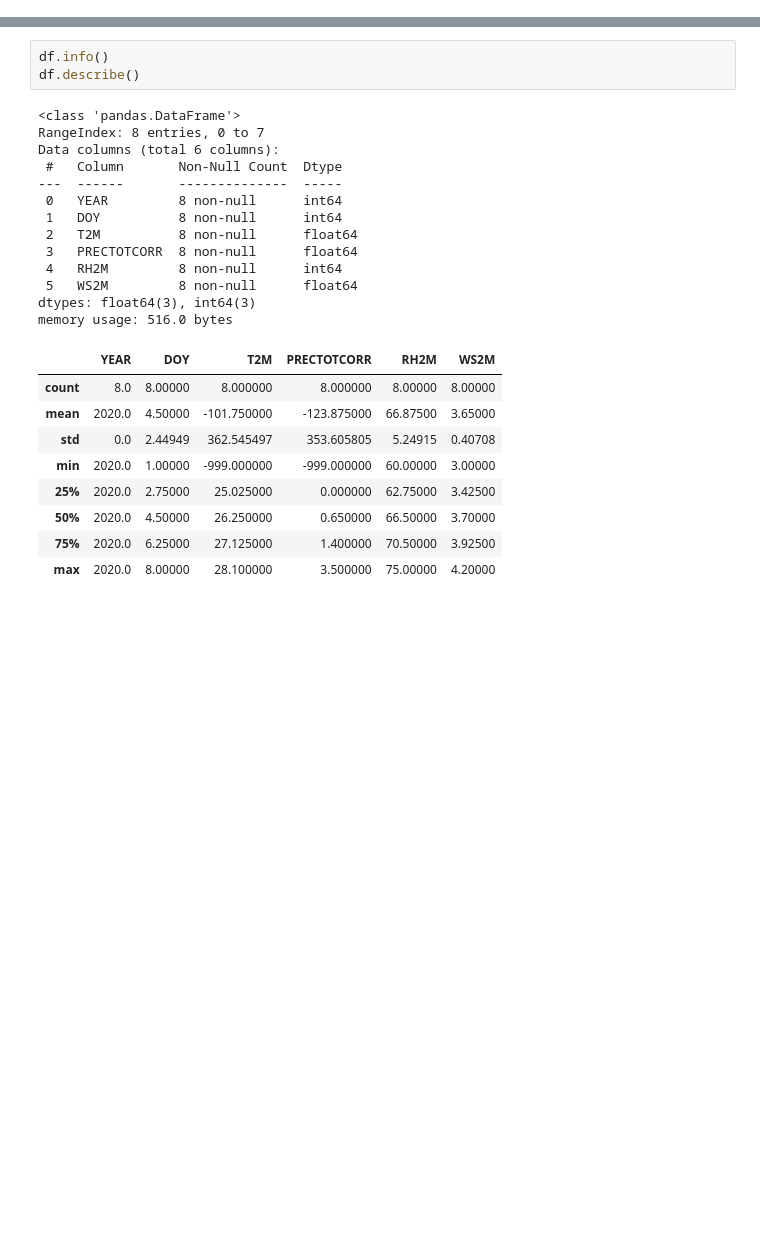
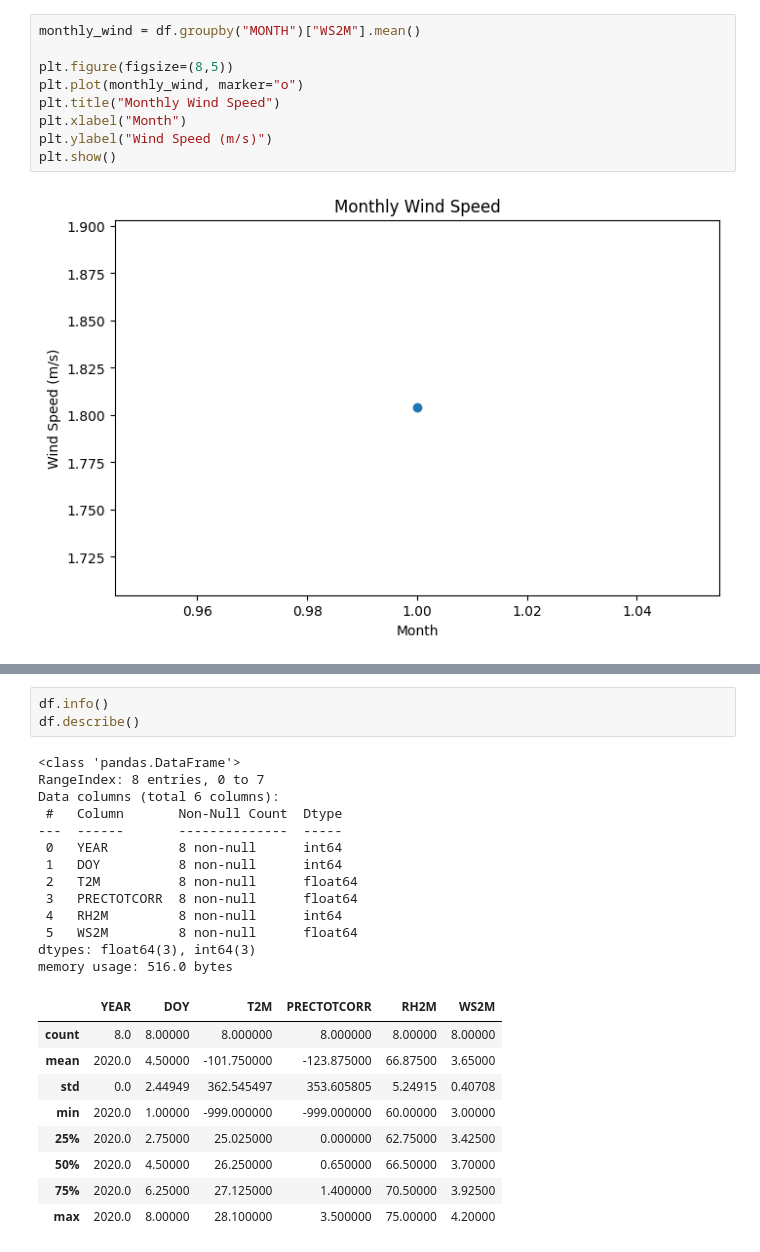
Before and after one commit to Amele20002/climate-challenge-week0, a Jupyter notebook: notebooks/ethiopia_eda.ipynb, the cells around one changed output, grey strips where cells are left out. Saved outputs shown, nothing was run; the diff lists cells and outputs as text; blank space fills up the shorter version.

```diff
--- a/notebooks/ethiopia_eda.ipynb
+++ b/notebooks/ethiopia_eda.ipynb
@@ -20,0 +180,11 @@ df.head()
+# %%
+monthly_wind = df.groupby("MONTH")["WS2M"].mean()
+
+plt.figure(figsize=(8,5))
+plt.plot(monthly_wind, marker="o")
+plt.title("Monthly Wind Speed")
+plt.xlabel("Month")
+plt.ylabel("Wind Speed (m/s)")
+plt.show()
+# %% [output]
+[figure, added]
```
Also changed, not shown: parts of 19 cells of this notebook, 5 other files.
